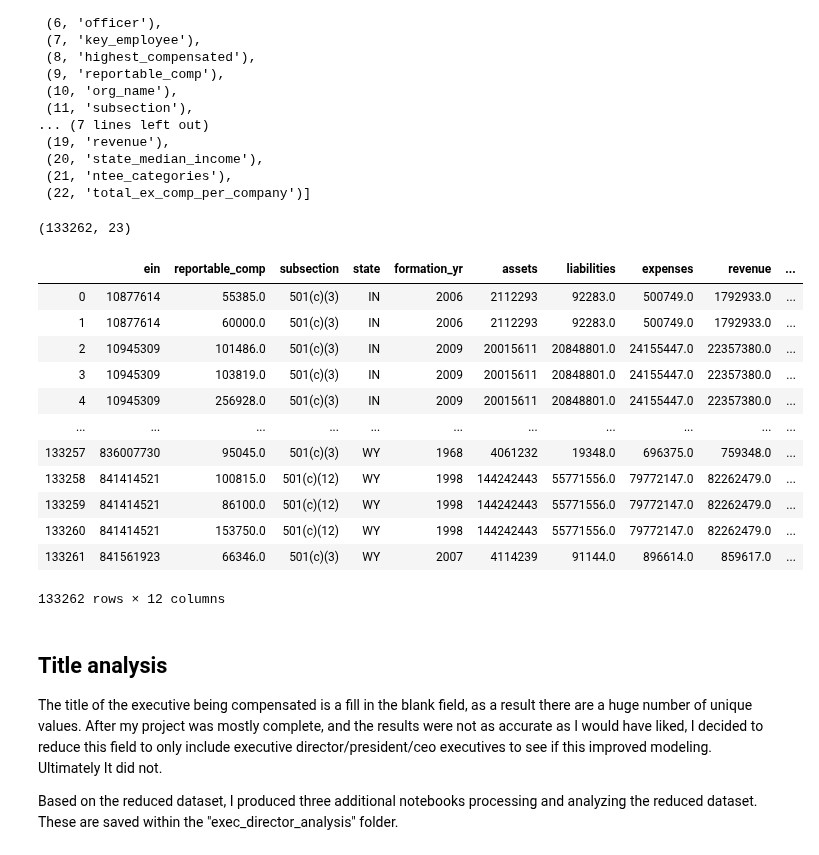
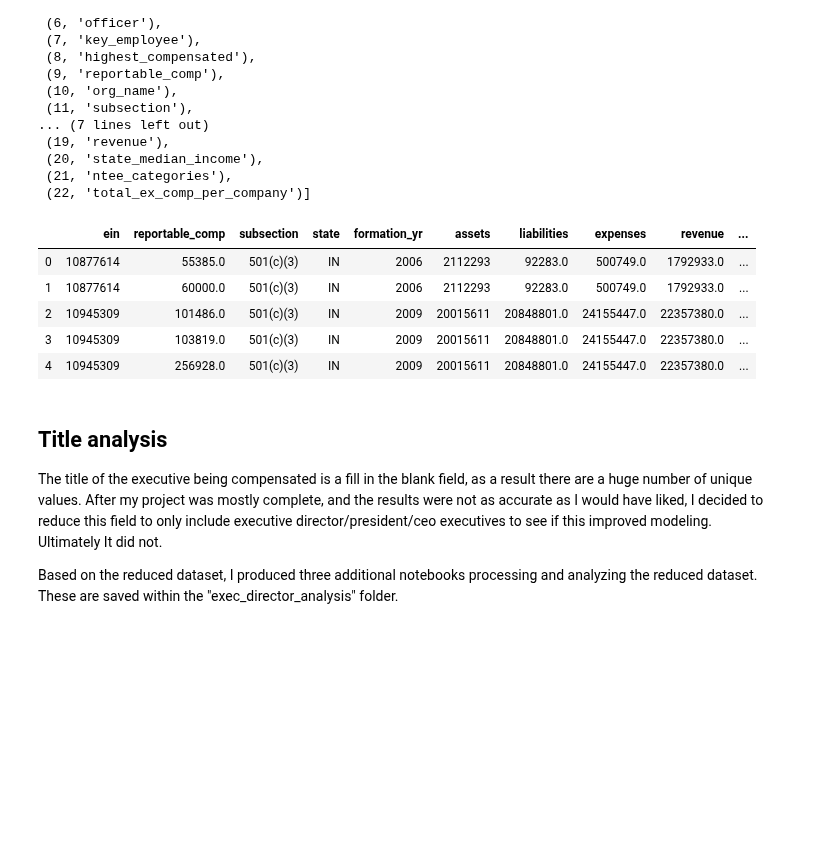
Before and after one commit to mrkjhsn/Not_for_Profit_Compensation_Modeling, a Jupyter notebook: 04.executive_comp_data_prep.ipynb, the cells around one changed output. Saved outputs shown, nothing was run; the diff lists cells and outputs as text; code cells hidden in the pictures; blank space fills up the shorter version.

```diff
--- a/04.executive_comp_data_prep.ipynb
+++ b/04.executive_comp_data_prep.ipynb
@@ -423,27 +495,16 @@ list(enumerate(df.columns))
  (20, 'state_median_income'),
  (21, 'ntee_categories'),
  (22, 'total_ex_comp_per_company')]
-# %%
-df.shape
-# %% [output]
-(133262, 23)
 # %%
 pd.concat([df.loc[:,['ein',
       'reportable_comp',
       'subsection']],
-      df.iloc[:,14:]], axis=1)
+      df.iloc[:,14:]], axis=1).head()
 # %% [output]
 |  | ein | reportable_comp | subsection | state | formation_yr | assets | liabilities | expenses | revenue | ... |
 | 0 | 10877614 | 55385.0 | 501(c)(3) | IN | 2006 | 2112293 | 92283.0 | 500749.0 | 1792933.0 | ... |
 | 1 | 10877614 | 60000.0 | 501(c)(3) | IN | 2006 | 2112293 | 92283.0 | 500749.0 | 1792933.0 | ... |
 | 2 | 10945309 | 101486.0 | 501(c)(3) | IN | 2009 | 20015611 | 20848801.0 | 24155447.0 | 22357380.0 | ... |
 | 3 | 10945309 | 103819.0 | 501(c)(3) | IN | 2009 | 20015611 | 20848801.0 | 24155447.0 | 22357380.0 | ... |
 | 4 | 10945309 | 256928.0 | 501(c)(3) | IN | 2009 | 20015611 | 20848801.0 | 24155447.0 | 22357380.0 | ... |
-| ... | ... | ... | ... | ... | ... | ... | ... | ... | ... | ... |
-| 133257 | 836007730 | 95045.0 | 501(c)(3) | WY | 1968 | 4061232 | 19348.0 | 696375.0 | 759348.0 | ... |
-| 133258 | 841414521 | 100815.0 | 501(c)(12) | WY | 1998 | 144242443 | 55771556.0 | 79772147.0 | 82262479.0 | ... |
-| 133259 | 841414521 | 86100.0 | 501(c)(12) | WY | 1998 | 144242443 | 55771556.0 | 79772147.0 | 82262479.0 | ... |
-| 133260 | 841414521 | 153750.0 | 501(c)(12) | WY | 1998 | 144242443 | 55771556.0 | 79772147.0 | 82262479.0 | ... |
-| 133261 | 841561923 | 66346.0 | 501(c)(3) | WY | 2007 | 4114239 | 91144.0 | 896614.0 | 859617.0 | ... |
-133262 rows × 12 columns
 # %%
```
Also changed, not shown: parts of 16 cells of this notebook.
